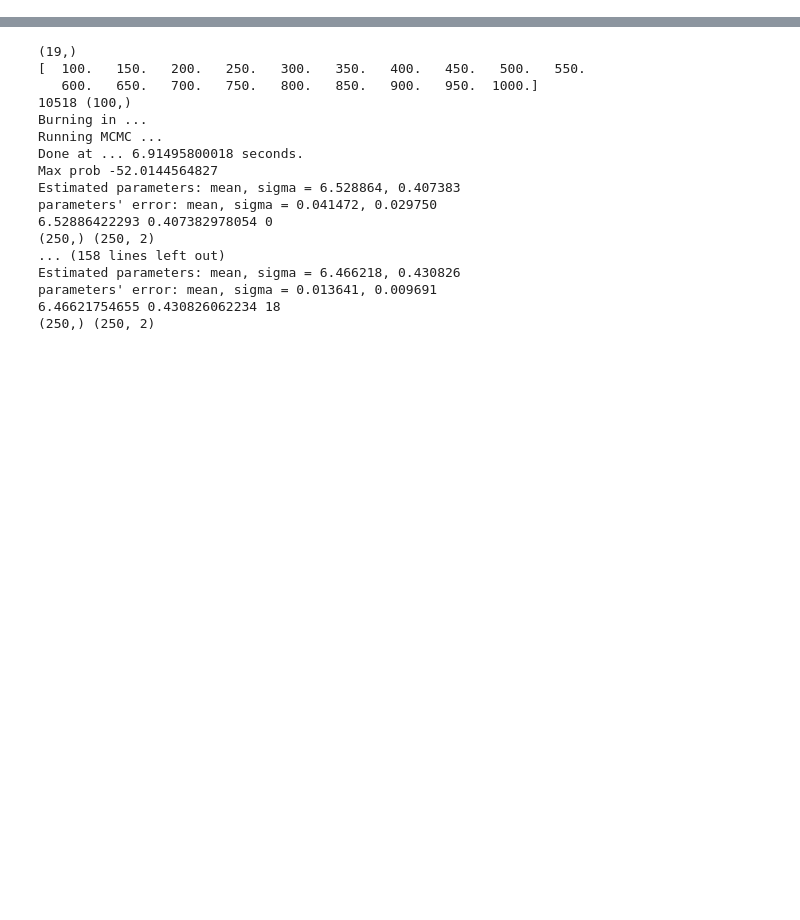
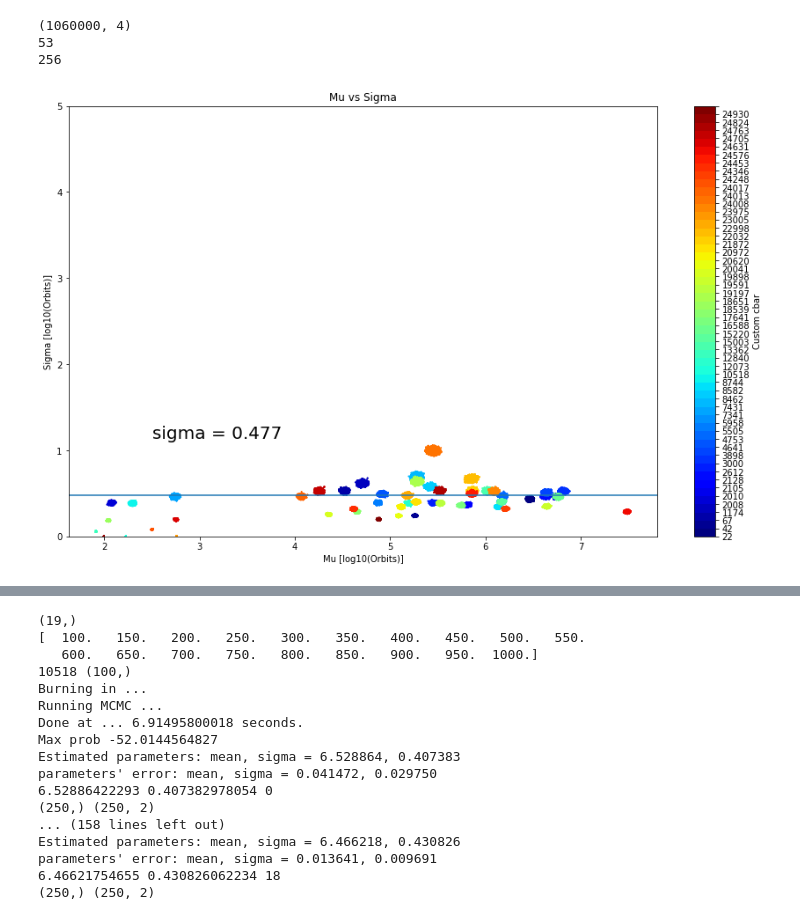
Before and after one commit to dtamayo/MLstability, a Jupyter notebook: Analysis/One Dimensional Guassian Fit.ipynb, the cells around one changed output, grey strips where cells are left out. Cells and saved outputs as stored; diff of their text form; code cells hidden in the pictures; blank space fills up the shorter version.

```diff
--- a/Analysis/One Dimensional Guassian Fit.ipynb
+++ b/Analysis/One Dimensional Guassian Fit.ipynb
@@ -243,0 +241,50 @@ info
+# %%
+print all_walker_samples.shape
+fig = plt.figure(figsize = (15,9))
+ax = fig.add_subplot("111")
+
+# the number of labels
+N = len(planet_systems)
+# define the colormap
+cmap = plt.cm.jet
+print N
+# extract all colors from the .jet map
+cmaplist = [cmap(i) for i in range(cmap.N)]
+# create the new map
+cmap = cmap.from_list('Custom cmap', cmaplist, cmap.N)
+# define the bins and normalize
+bounds = np.linspace(0,N,N+1)
+norm = matplotlib.colors.BoundaryNorm(bounds, cmap.N)
+
+# make the scatter
+#scat = ax.scatter(x,y,c=tag,s=np.random.randint(100,500,N),cmap=cmap,     norm=norm)
+print len(cmaplist)
+
+#ax.errorbar(info["Mean"].values, info["Sigma"].values,
+#            yerr =info["Sigma_Error"], xerr = info["Mean_Error"], fmt='o')
+#'''
+scat = ax.scatter(all_walker_samples[:,0], all_walker_samples[:,1], c = all_walker_samples[:,3],
+                 cmap = cmap, norm = norm, s = 1) #mean vs sigma
+
+# create the colorbar
+cb = plt.colorbar(scat, spacing='proportional',ticks=bounds)
+cb.set_label('Custom cbar')
+cb.ax.set_yticklabels(np.unique(all_walker_samples[:,2].astype(int)))
+#'''
+ax.set_title('Mu vs Sigma')
+ax.set_ylabel("Sigma [log10(Orbits)]")
+ax.set_xlabel("Mu [log10(Orbits)]")
+ax.set_ylim([0,5])
+ax.axhline(y= 0.477)
+plt.annotate("sigma = 0.477",
+             xycoords='figure pixels', xy=(130, 150), fontsize = 20)
+fig.savefig("../Figures/MCMCFigures/Mean vs Dispersion MCMC fits.png", bbox_inches='tight' )
+plt.show()
+
+#colors = [int(i % len(planet_systems)) for i in all_walker_samples[:,2]]
+#plt.show()
+# %% [output]
+(1060000, 4)
+53
+256
+[figure, added]
```
Also changed, not shown: parts of 9 cells of this notebook, 2 other files.
